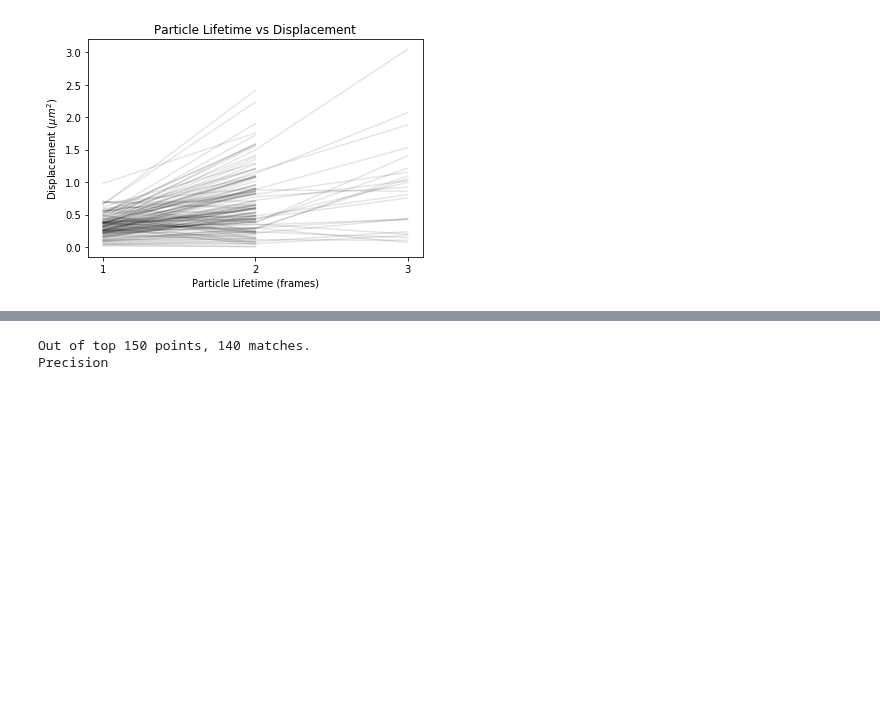
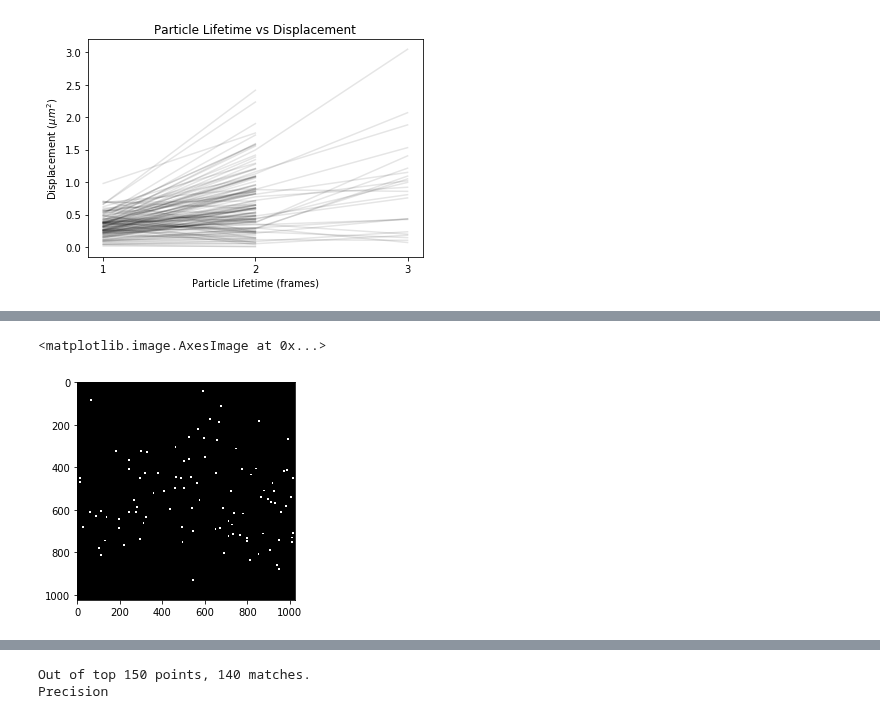
Before and after one commit to NeuroDataDesign/LIDS, a Jupyter notebook: tracking/notebooks/tracking.ipynb, the cells around one changed output, grey strips where cells are left out. Drawn from its saved outputs; the diff is of its cells as text; code cells hidden in the pictures; blank space fills up the shorter version.

```diff
--- a/tracking/notebooks/tracking.ipynb
+++ b/tracking/notebooks/tracking.ipynb
@@ -382,0 +398,10 @@ plt.imshow(im)
+# %%
+mass_im = np.zeros(frames[3].shape)
+
+for y,x in zip(mass_f3['x'][:100], mass_f3['y'][:100]):
+    mass_im[x-4:x+5,y-4:y+5] = 1
+
+plt.imshow(mass_im)
+# %% [output]
+<matplotlib.image.AxesImage at 0x...>
+[figure, added]
```
Also changed, not shown: parts of 18 cells of this notebook, 12 other files.
